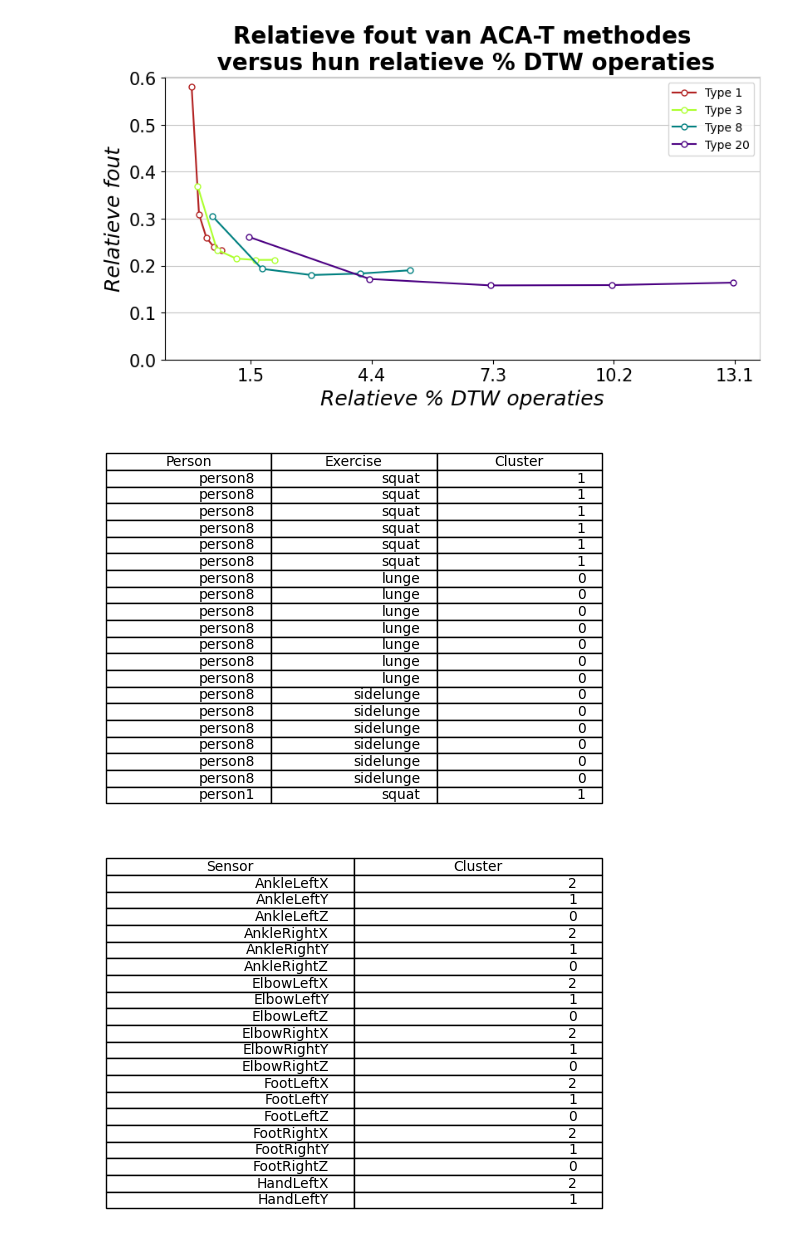
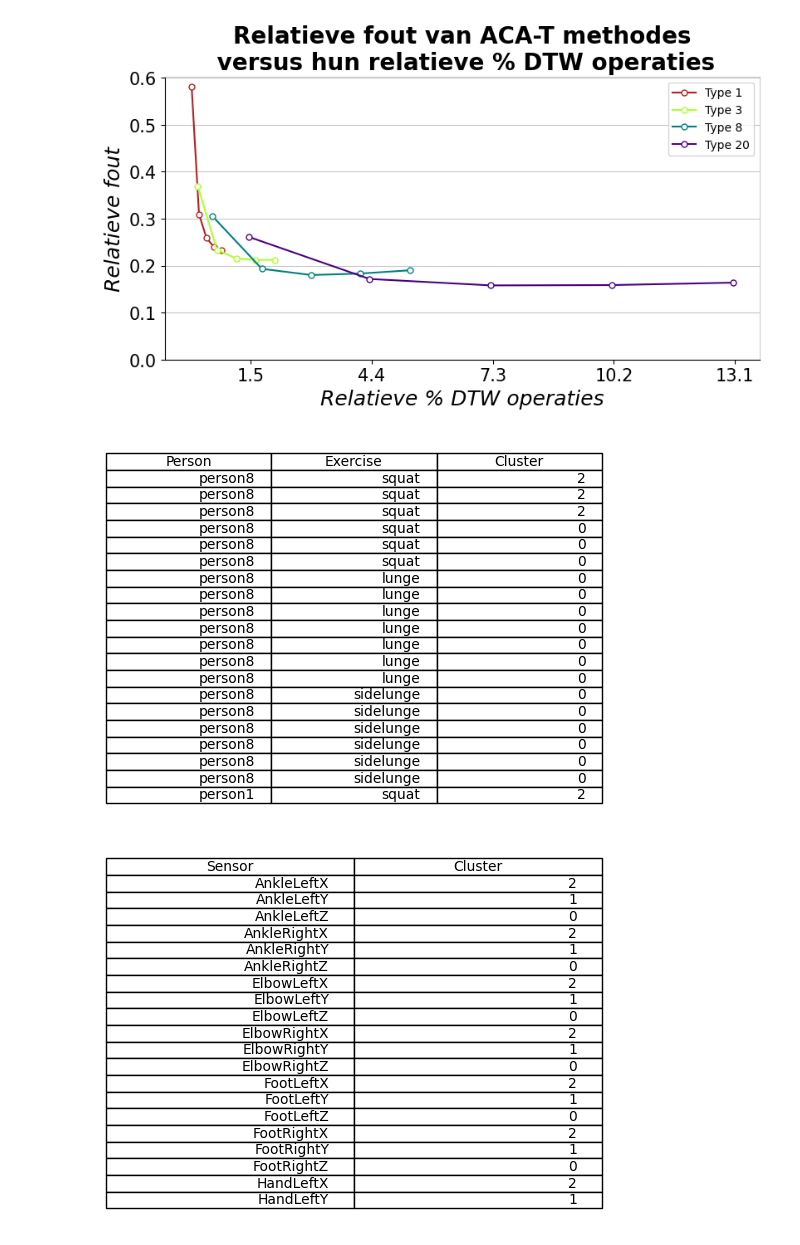
Before and after one commit to lolgameboy/TensorTimeSeriesClustering, a Jupyter notebook: scripts/notebook.ipynb, the cells around one changed output. Cells and saved outputs as stored; diff of their text form; code cells hidden in the pictures.

```diff
--- a/scripts/notebook.ipynb
+++ b/scripts/notebook.ipynb
@@ -27,9 +27,9 @@ plot_rel_err_vs_rel_dtw(range(5, 51, 10), [1, 3, 8, 20], ['firebrick', 'greenyel
 data loaded from files
 [figure]
 # %%
-show_table('rows', 20, "vector_aca_t", 3, 30, 3)
+show_table('rows', 20, "vector_aca_t", 3, 100, 3)
 # %% [output]
-[figure, old version]
+[figure, new version]
 # %%
 show_table('tubes', 20, "vector_aca_t", 3, 30, 3)
 # %% [output]
```
Also changed, not shown: parts of 4 cells of this notebook, 13 other files.
